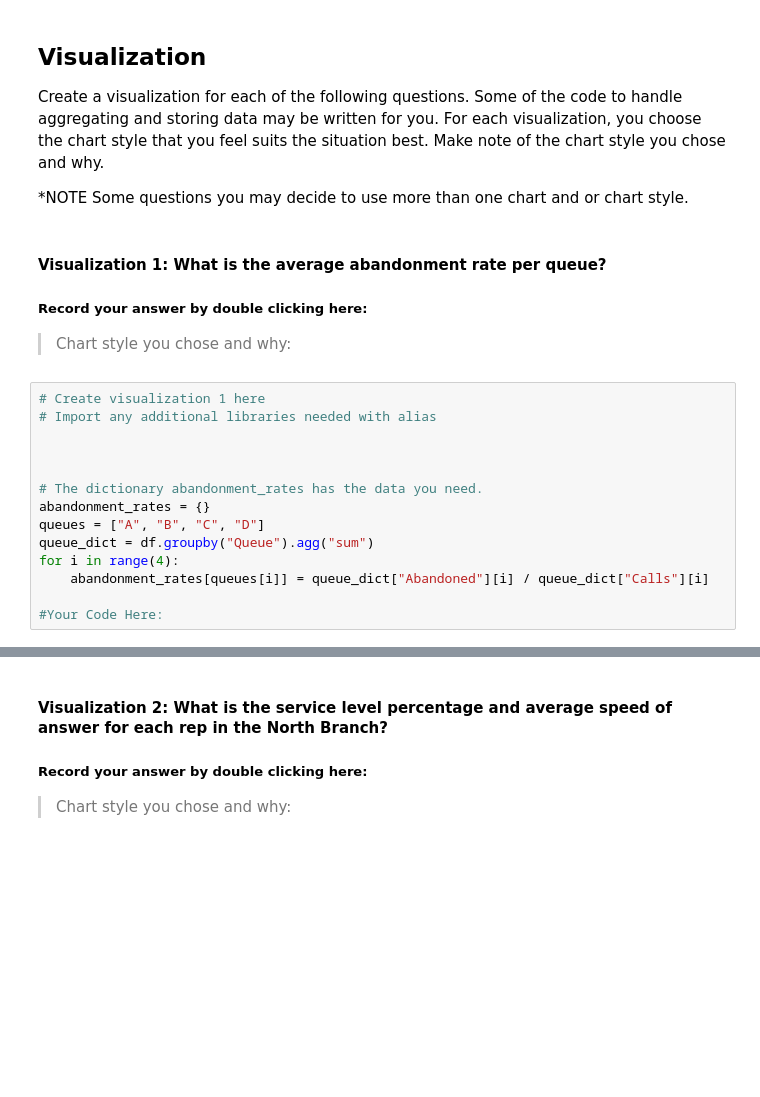
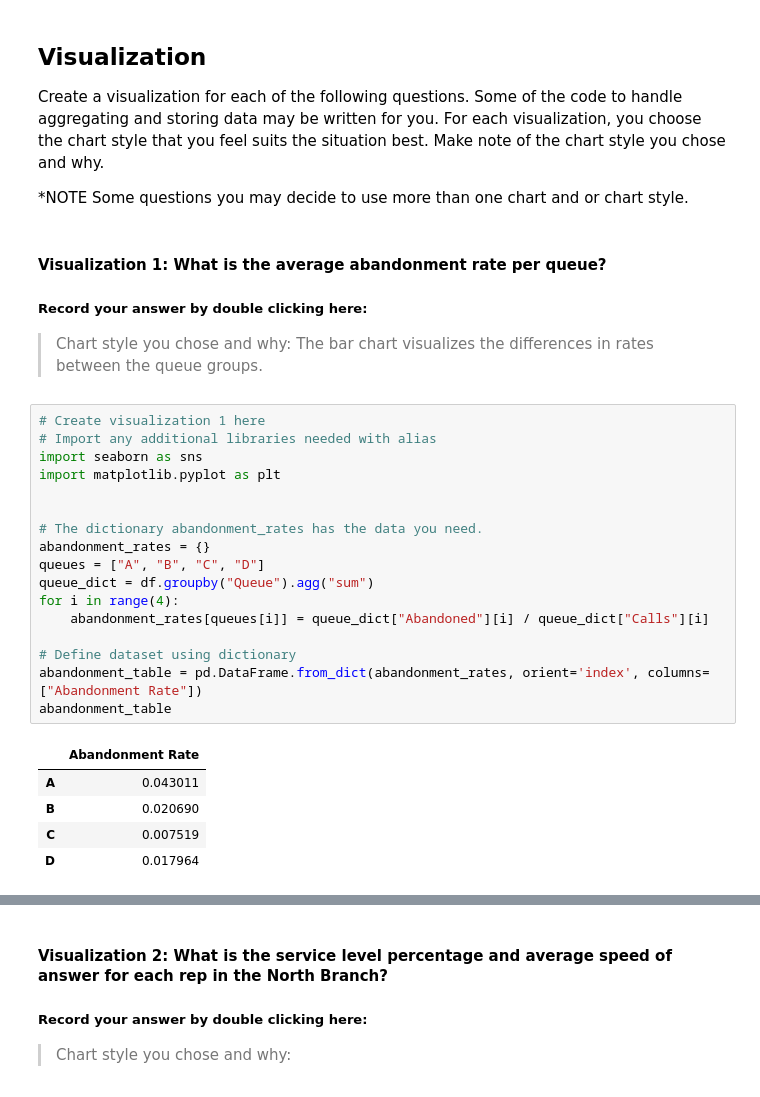
Before and after one commit to mtngrl1916/call-center-cleanup-assignment, a Jupyter notebook: Call_Center_Cleanup.ipynb, the cells around one changed output, grey strips where cells are left out. Drawn from its saved outputs; the diff is of its cells as text; blank space fills up the shorter version.

```diff
--- a/Call_Center_Cleanup.ipynb
+++ b/Call_Center_Cleanup.ipynb
@@ -486,18 +476,27 @@ Create a visualization for each of the following questions. Some of the code to
 #### Visualization 1:  What is the average abandonment rate per queue?
 ##### Record your answer by double clicking here:
 
-> Chart style you chose and why:
+> Chart style you chose and why: The bar chart visualizes the differences  in rates between the queue groups.
 # %%
 # Create visualization 1 here
 # Import any additional libraries needed with alias
-
+import seaborn as sns
+import matplotlib.pyplot as plt
 
 
 # The dictionary abandonment_rates has the data you need.
 abandonment_rates = {}
 queues = ["A", "B", "C", "D"]
 queue_dict = df.groupby("Queue").agg("sum")
 for i in range(4):
     abandonment_rates[queues[i]] = queue_dict["Abandoned"][i] / queue_dict["Calls"][i]
 
-#Your Code Here:
+# Define dataset using dictionary
+abandonment_table = pd.DataFrame.from_dict(abandonment_rates, orient='index', columns=["Abandonment Rate"])
+abandonment_table
+# %% [output]
+|  | Abandonment Rate |
+| A | 0.043011 |
+| B | 0.020690 |
+| C | 0.007519 |
+| D | 0.017964 |
```
Also changed, not shown: parts of 6 cells of this notebook.
